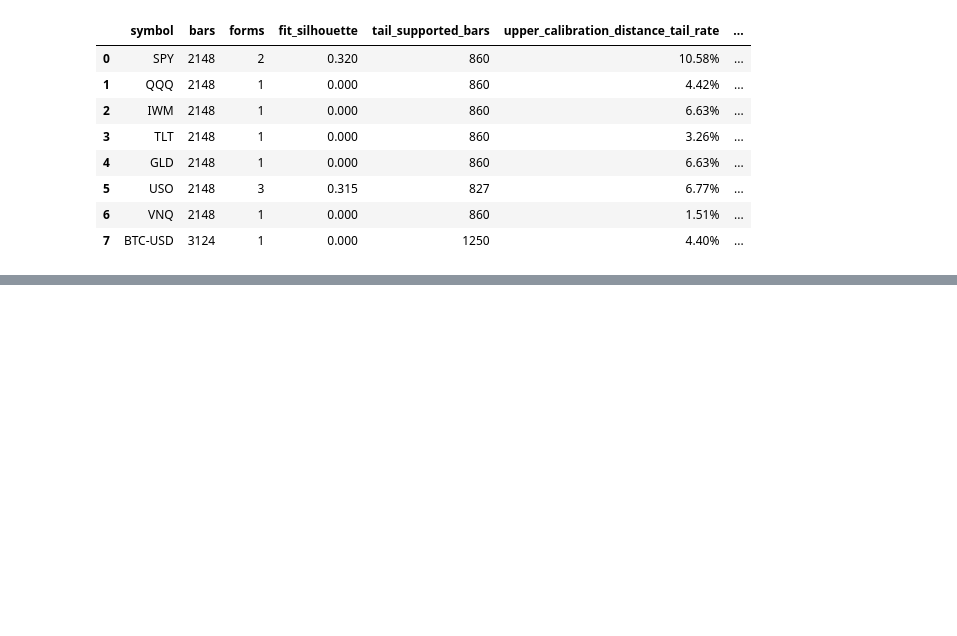
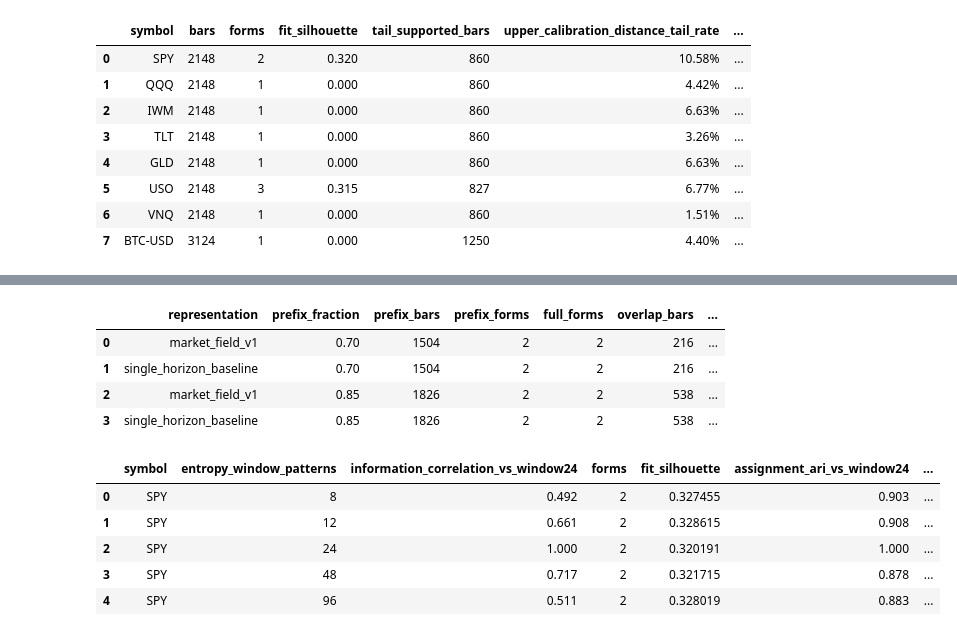
Before and after one commit to meyer-s/Market-Diagnostic-Dashboard, a Jupyter notebook: docs/papers/market-field/market_field_reproducibility.ipynb, the cells around one changed output, grey strips where cells are left out. Saved outputs shown, nothing was run; the diff lists cells and outputs as text; code cells hidden in the pictures; blank space fills up the shorter version.

```diff
--- a/docs/papers/market-field/market_field_reproducibility.ipynb
+++ b/docs/papers/market-field/market_field_reproducibility.ipynb
@@ -179,0 +263,23 @@ asset_display
+# %%
+display(window_stability)
+entropy_display = entropy_sensitivity.copy()
+entropy_display["information_correlation_vs_window24"] = entropy_display[
+    "information_correlation_vs_window24"
+].map("{:.3f}".format)
+entropy_display["assignment_ari_vs_window24"] = entropy_display[
+    "assignment_ari_vs_window24"
+].map("{:.3f}".format)
+entropy_display["tail_rate"] = entropy_display["tail_rate"].map("{:.2%}".format)
+entropy_display
+# %% [output]
+|  | representation | prefix_fraction | prefix_bars | prefix_forms | full_forms | overlap_bars | ... |
+| 0 | market_field_v1 | 0.70 | 1504 | 2 | 2 | 216 | ... |
+| 1 | single_horizon_baseline | 0.70 | 1504 | 2 | 2 | 216 | ... |
+| 2 | market_field_v1 | 0.85 | 1826 | 2 | 2 | 538 | ... |
+| 3 | single_horizon_baseline | 0.85 | 1826 | 2 | 2 | 538 | ... |
+|  | symbol | entropy_window_patterns | information_correlation_vs_window24 | forms | fit_silhouette | assignment_ari_vs_window24 | ... |
+| 0 | SPY | 8 | 0.492 | 2 | 0.327455 | 0.903 | ... |
+| 1 | SPY | 12 | 0.661 | 2 | 0.328615 | 0.908 | ... |
+| 2 | SPY | 24 | 1.000 | 2 | 0.320191 | 1.000 | ... |
+| 3 | SPY | 48 | 0.717 | 2 | 0.321715 | 0.878 | ... |
+| 4 | SPY | 96 | 0.511 | 2 | 0.328019 | 0.883 | ... |
```
Also changed, not shown: parts of 10 cells of this notebook, 18 other files.
